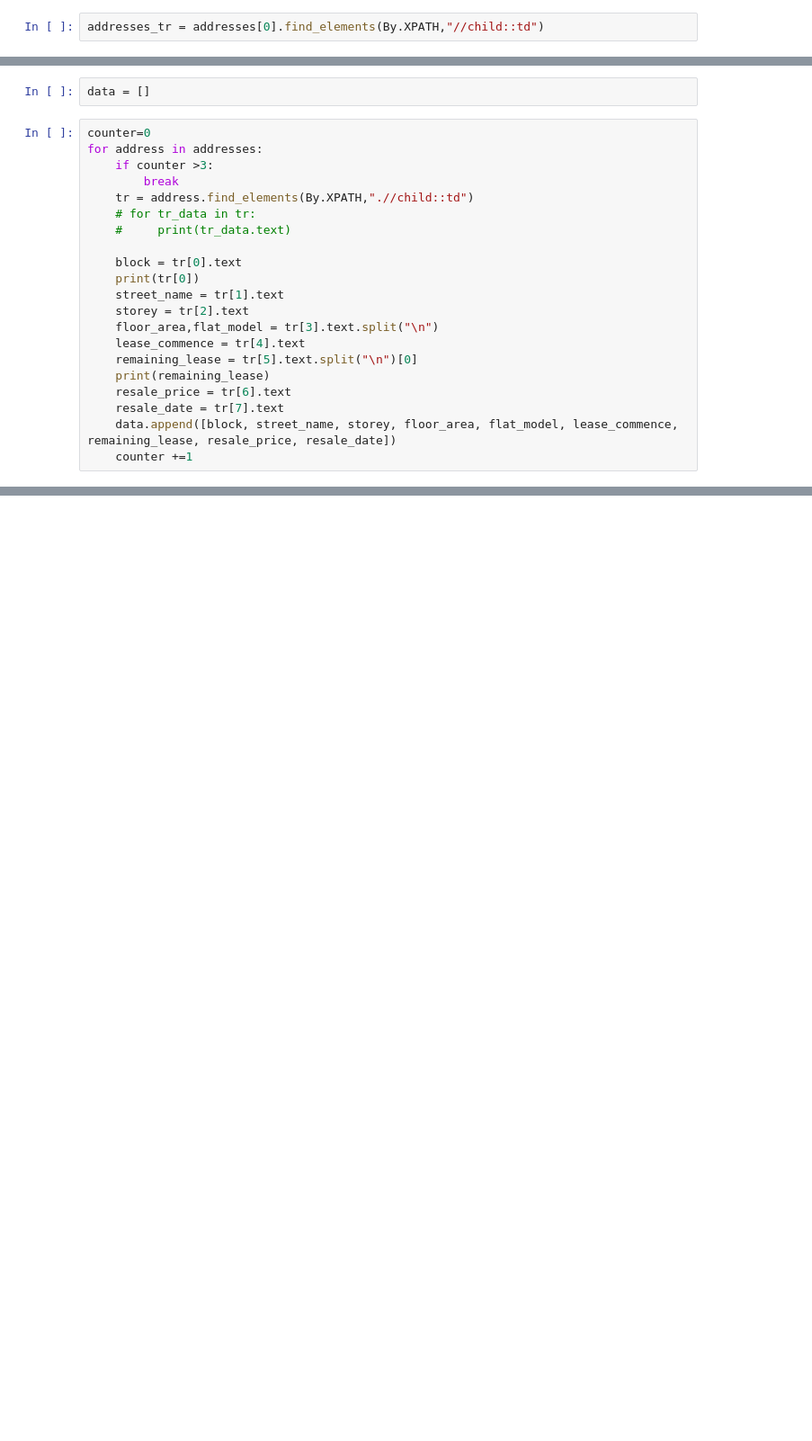
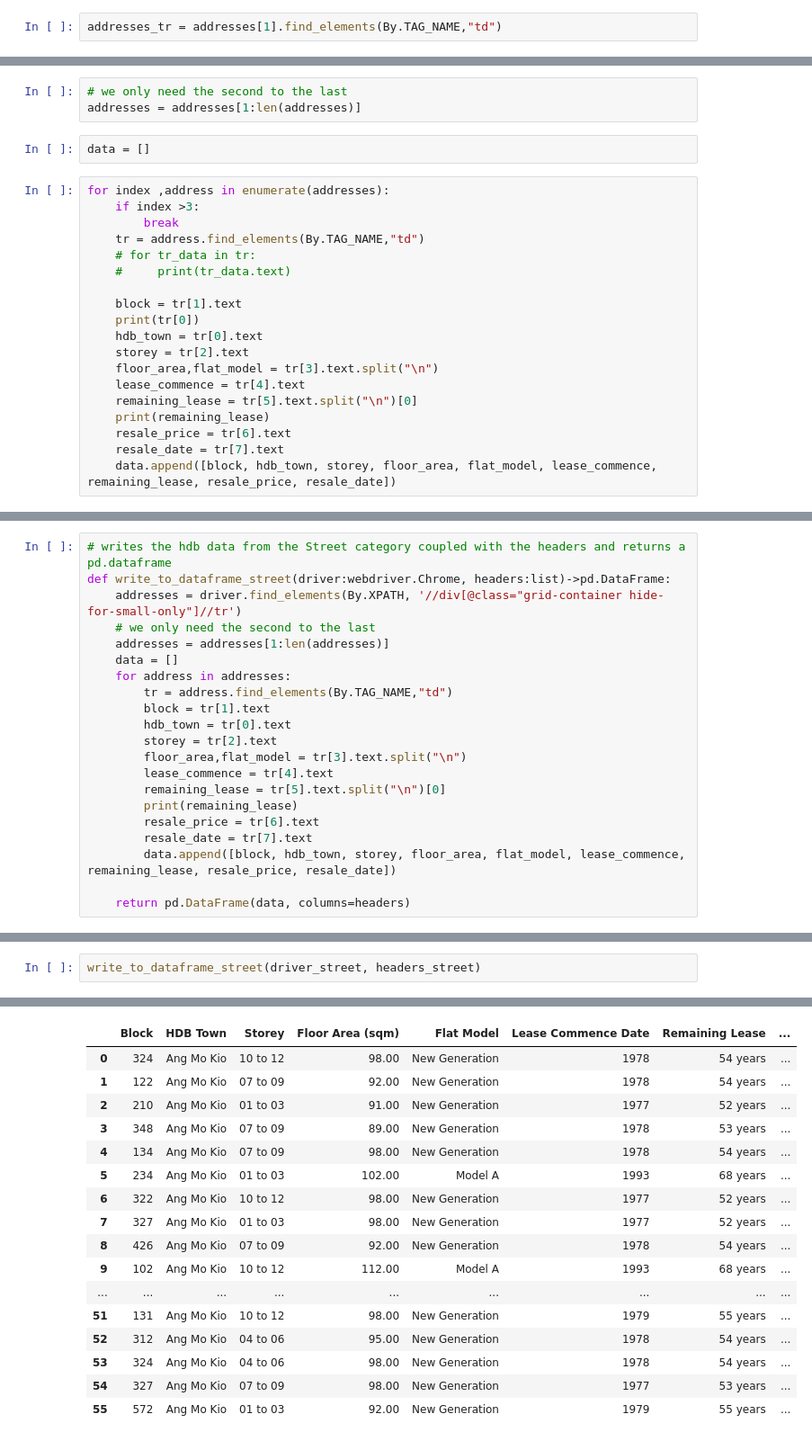
Before and after one commit to ChngYuanLongRandy/HDBResalePriceAlert, a Jupyter notebook: codetest.ipynb, the cells around one changed output, grey strips where cells are left out. Shown at 90% size. Cells and saved outputs as stored; diff of their text form; blank space fills up the shorter version.

Commit message:
master write to dataframe has issues

```diff
--- a/codetest.ipynb
+++ b/codetest.ipynb
@@ -243,5 +284,5 @@ len(addresses)
 # %%
-addresses_tr = addresses[0].find_elements(By.XPATH,"//child::td")
+addresses_tr = addresses[1].find_elements(By.TAG_NAME,"td")
 # %%
 len(addresses_tr)
 # %% [output]
@@ -263,19 +305,21 @@ index is :5 value   54 years<br>
 index is :6 value  $553,000.00
 index is :7 value  Oct 2023
+# %%
+# we only need the second to the last
+addresses = addresses[1:len(addresses)]
 # %%
 data = []
 # %%
-counter=0
-for address in addresses:
-    if counter >3:
+for index ,address in enumerate(addresses):
+    if index >3:
         break
-    tr = address.find_elements(By.XPATH,".//child::td")
+    tr = address.find_elements(By.TAG_NAME,"td")
     # for tr_data in tr:
     #     print(tr_data.text)
 
-    block = tr[0].text
+    block = tr[1].text
     print(tr[0])
-    street_name = tr[1].text
+    hdb_town = tr[0].text
     storey = tr[2].text
     floor_area,flat_model = tr[3].text.split("\n")
     lease_commence = tr[4].text
@@ -283,6 +327,5 @@ for address in addresses:
     print(remaining_lease)
     resale_price = tr[6].text
     resale_date = tr[7].text
-    data.append([block, street_name, storey, floor_area, flat_model, lease_commence, remaining_lease, resale_price, resale_date])
-    counter +=1
+    data.append([block, hdb_town, storey, floor_area, flat_model, lease_commence, remaining_lease, resale_price, resale_date])
 # %% [output]
@@ -310,0 +380,21 @@ data
+# %%
+# writes the hdb data from the Street category coupled with the headers and returns a pd.dataframe
+def write_to_dataframe_street(driver:webdriver.Chrome, headers:list)->pd.DataFrame:
+    addresses = driver.find_elements(By.XPATH, '//div[@class="grid-container hide-for-small-only"]//tr')
+    # we only need the second to the last
+    addresses = addresses[1:len(addresses)]
+    data = []
+    for address in addresses:
+        tr = address.find_elements(By.TAG_NAME,"td")
+        block = tr[1].text
+        hdb_town = tr[0].text
+        storey = tr[2].text
+        floor_area,flat_model = tr[3].text.split("\n")
+        lease_commence = tr[4].text
+        remaining_lease = tr[5].text.split("\n")[0]
+        print(remaining_lease)
+        resale_price = tr[6].text
+        resale_date = tr[7].text
+        data.append([block, hdb_town, storey, floor_area, flat_model, lease_commence, remaining_lease, resale_price, resale_date])
+
+    return pd.DataFrame(data, columns=headers)
@@ -310,0 +408,3 @@ data
+# %%
+write_to_dataframe_street(driver_street, headers_street)
+# %% [output]
@@ -310,0 +428,17 @@ data
+|  | Block | HDB Town | Storey | Floor Area (sqm) | Flat Model | Lease Commence Date | Remaining Lease | ... |
+| 0 | 324 | Ang Mo Kio | 10 to 12 | 98.00 | New Generation | 1978 | 54 years | ... |
+| 1 | 122 | Ang Mo Kio | 07 to 09 | 92.00 | New Generation | 1978 | 54 years | ... |
+| 2 | 210 | Ang Mo Kio | 01 to 03 | 91.00 | New Generation | 1977 | 52 years | ... |
+| 3 | 348 | Ang Mo Kio | 07 to 09 | 89.00 | New Generation | 1978 | 53 years | ... |
+| 4 | 134 | Ang Mo Kio | 07 to 09 | 98.00 | New Generation | 1978 | 54 years | ... |
+| 5 | 234 | Ang Mo Kio | 01 to 03 | 102.00 | Model A | 1993 | 68 years | ... |
+| 6 | 322 | Ang Mo Kio | 10 to 12 | 98.00 | New Generation | 1977 | 52 years | ... |
+| 7 | 327 | Ang Mo Kio | 01 to 03 | 98.00 | New Generation | 1977 | 52 years | ... |
+| 8 | 426 | Ang Mo Kio | 07 to 09 | 92.00 | New Generation | 1978 | 54 years | ... |
+| 9 | 102 | Ang Mo Kio | 10 to 12 | 112.00 | Model A | 1993 | 68 years | ... |
+| ... | ... | ... | ... | ... | ... | ... | ... | ... |
+| 51 | 131 | Ang Mo Kio | 10 to 12 | 98.00 | New Generation | 1979 | 55 years | ... |
+| 52 | 312 | Ang Mo Kio | 04 to 06 | 95.00 | New Generation | 1978 | 54 years | ... |
+| 53 | 324 | Ang Mo Kio | 04 to 06 | 98.00 | New Generation | 1978 | 54 years | ... |
+| 54 | 327 | Ang Mo Kio | 07 to 09 | 98.00 | New Generation | 1977 | 53 years | ... |
+| 55 | 572 | Ang Mo Kio | 01 to 03 | 92.00 | New Generation | 1979 | 55 years | ... |
```
Also changed, not shown: parts of 29 cells of this notebook, 1 other file.
